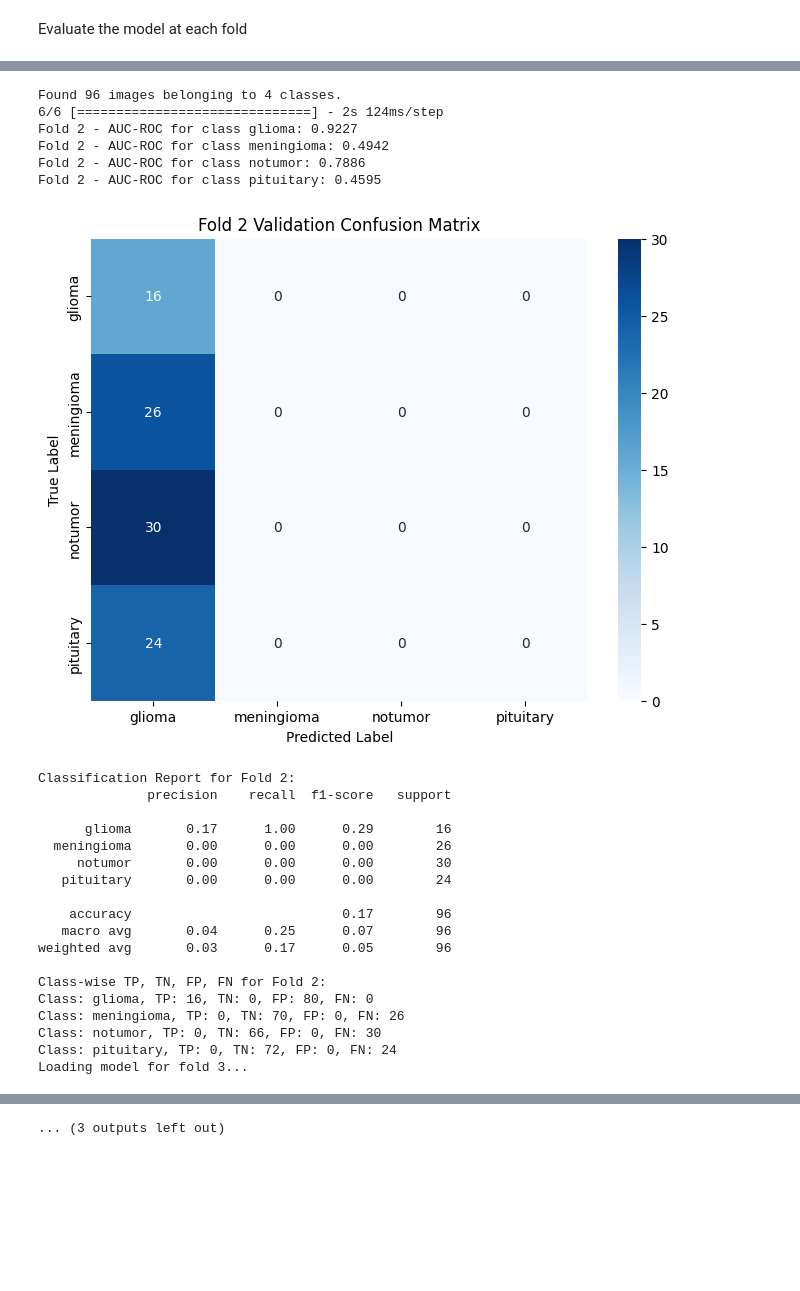
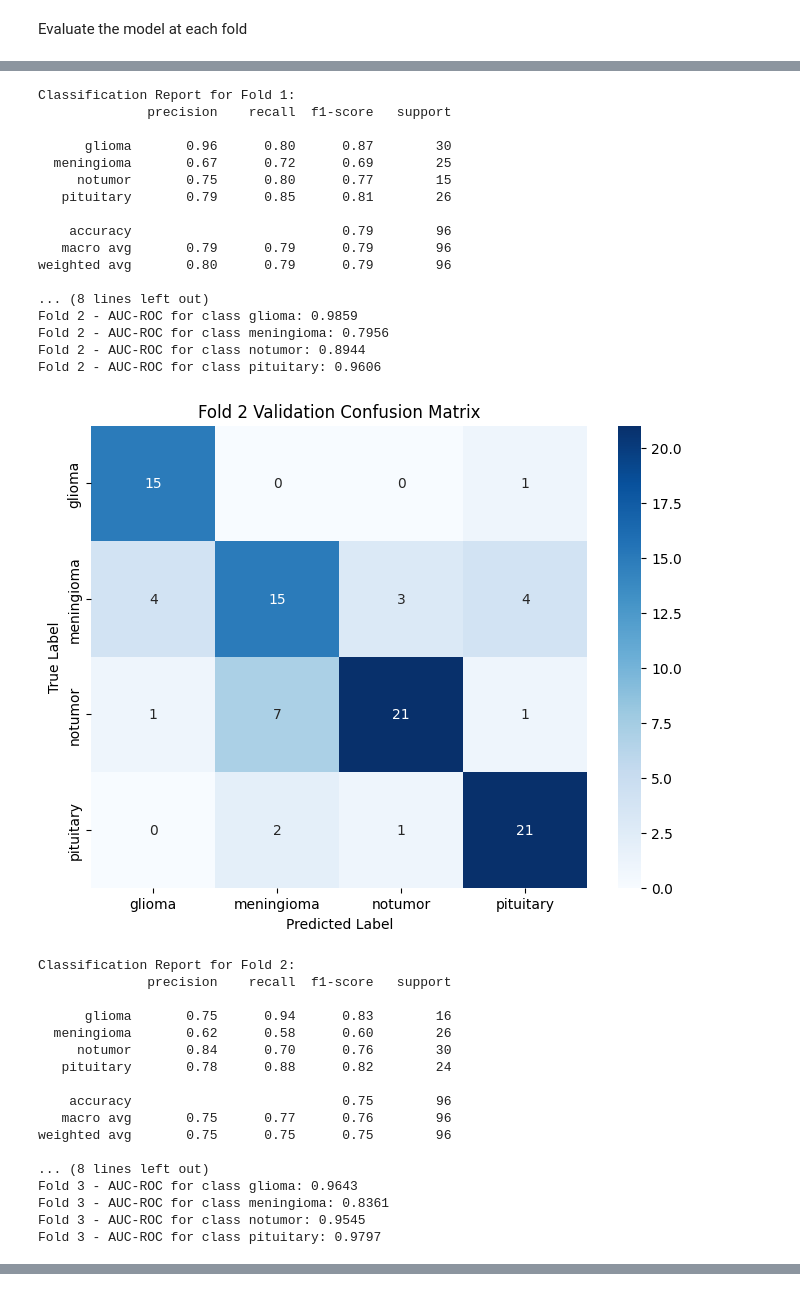
Before and after one commit to XJ-UoG/CSC3009MLMRI, a Jupyter notebook: EfficientNet_B0.ipynb, the cells around one changed output, grey strips where cells are left out. Cells and saved outputs as stored; diff of their text form; code cells hidden in the pictures; blank space fills up the shorter version.

```diff
--- a/EfficientNet_B0.ipynb
+++ b/EfficientNet_B0.ipynb
@@ -309,7 +314,7 @@ std = np.array(mean_std['std'])
 Define the EfficientNet-B0 model with frozen pretrained weights
 # %%
 def get_efficentnetb0_model(num_classes):
-    base_model = EfficientNetB0(include_top=False, weights='ImageNet',)
+    base_model = EfficientNetB0(weights='imagenet', include_top=False, input_shape=(224, 224, 3))
 
     # Freeze all the weights
     for layer in base_model.layers:
@@ -318,7 +323,8 @@ def get_efficentnetb0_model(num_classes):
     # Add custom classification layers
     x = base_model.output
     x = GlobalAveragePooling2D()(x)
-    x = Dropout(0.2)(x)
+    x = BatchNormalization()(x)
+    x = Dropout(0.5)(x)
     predictions = Dense(num_classes, activation='softmax')(x)
 
     # Define the model
@@ -347,15 +353,18 @@ val_datagen.std = std
 # %% [markdown]
 Training and Evaluation Functions
 # %%
-def train_model(model, train_generator, val_generator, num_epochs=10, patience=3):
-    # early_stopping = tf.keras.callbacks.EarlyStopping(
-    #     monitor='val_loss', patience=patience, restore_best_weights=True)
+def train_model(model, train_generator, val_generator, num_epochs=20, patience=5):
+    early_stopping = tf.keras.callbacks.EarlyStopping(
+        monitor='val_loss', patience=patience, restore_best_weights=True)
+
+    reduce_lr = ReduceLROnPlateau(
+        monitor='val_loss', factor=0.2, patience=2, min_lr=1e-5, verbose=1)
 
     history = model.fit(
         train_generator,
         epochs=num_epochs,
         validation_data=val_generator,
-        # callbacks=[early_stopping]
+        callbacks=[early_stopping, reduce_lr]
     )
 
     return model, history
@@ -400,12 +409,12 @@ for fold in range(5):
     # Get the model and compile it
     num_classes = len(train_generator.class_indices)
     model = get_efficentnetb0_model(num_classes)
-    model.compile(optimizer=Adam(lr=0.001), loss='categorical_crossentropy', metrics=['accuracy'])
-    # model.compile(optimizer=Adam(learning_rate=0.001), loss='categorical_crossentropy', metrics=['accuracy'])
+    # model.compile(optimizer=Adam(lr=0.001), loss='categorical_crossentropy', metrics=['accuracy'])
+    model.compile(optimizer=Adam(learning_rate=0.01), loss='categorical_crossentropy', metrics=['accuracy'])
 
     # Train and evaluate the model
     model, history = train_model(
-        model, train_generator, val_generator, num_epochs=10, patience=3)
+        model, train_generator, val_generator, num_epochs=20, patience=5)
 
     # Save the model for this fold
     model_path = f'/content/drive/MyDrive/CSC3009Project/efficientnetb0_fold_{fold}.h5'
@@ -543,7 +481,7 @@ for fold in range(5):
     val_generator = val_datagen.flow_from_directory(
         val_dir,
         target_size=(224, 224),  # Image size specified here
-        batch_size=16,
+        batch_size=32,
         class_mode='categorical',
         shuffle=False
     )
@@ -646,25 +560,35 @@ Loading model for fold 2...
-Found 96 images belonging to 4 classes.
-6/6 [==============================] - 2s 124ms/step
-Fold 2 - AUC-ROC for class glioma: 0.9227
-Fold 2 - AUC-ROC for class meningioma: 0.4942
-Fold 2 - AUC-ROC for class notumor: 0.7886
-Fold 2 - AUC-ROC for class pituitary: 0.4595
+Classification Report for Fold 1:
+              precision    recall  f1-score   support
+
+      glioma       0.96      0.80      0.87        30
+  meningioma       0.67      0.72      0.69        25
+     notumor       0.75      0.80      0.77        15
+   pituitary       0.79      0.85      0.81        26
+
+    accuracy                           0.79        96
+   macro avg       0.79      0.79      0.79        96
+weighted avg       0.80      0.79      0.79        96
+
+... (8 lines left out)
+Fold 2 - AUC-ROC for class glioma: 0.9859
+Fold 2 - AUC-ROC for class meningioma: 0.7956
+Fold 2 - AUC-ROC for class notumor: 0.8944
+Fold 2 - AUC-ROC for class pituitary: 0.9606
-[figure, old version]
+[figure, new version]
 Classification Report for Fold 2:
               precision    recall  f1-score   support
 
-      glioma       0.17      1.00      0.29        16
-  meningioma       0.00      0.00      0.00        26
-     notumor       0.00      0.00      0.00        30
-   pituitary       0.00      0.00      0.00        24
+      glioma       0.75      0.94      0.83        16
+  meningioma       0.62      0.58      0.60        26
+     notumor       0.84      0.70      0.76        30
+   pituitary       0.78      0.88      0.82        24
 
-    accuracy                           0.17        96
-   macro avg       0.04      0.25      0.07        96
-weighted avg       0.03      0.17      0.05        96
+    accuracy                           0.75        96
+   macro avg       0.75      0.77      0.76        96
+weighted avg       0.75      0.75      0.75        96
 
-Class-wise TP, TN, FP, FN for Fold 2:
-Class: glioma, TP: 16, TN: 0, FP: 80, FN: 0
-Class: meningioma, TP: 0, TN: 70, FP: 0, FN: 26
-Class: notumor, TP: 0, TN: 66, FP: 0, FN: 30
-Class: pituitary, TP: 0, TN: 72, FP: 0, FN: 24
-Loading model for fold 3...
+... (8 lines left out)
+Fold 3 - AUC-ROC for class glioma: 0.9643
+Fold 3 - AUC-ROC for class meningioma: 0.8361
+Fold 3 - AUC-ROC for class notumor: 0.9545
+Fold 3 - AUC-ROC for class pituitary: 0.9797
@@ -696,4 +631,3 @@ Loading model for fold 4...
-... (3 outputs left out)
 # %%
 # Plotting Results and Printing Fold Accuracies
 def plot_results(all_train_losses, all_val_losses, all_train_accuracies, all_val_accuracies):
```
Also changed, not shown: parts of 8 cells of this notebook.
